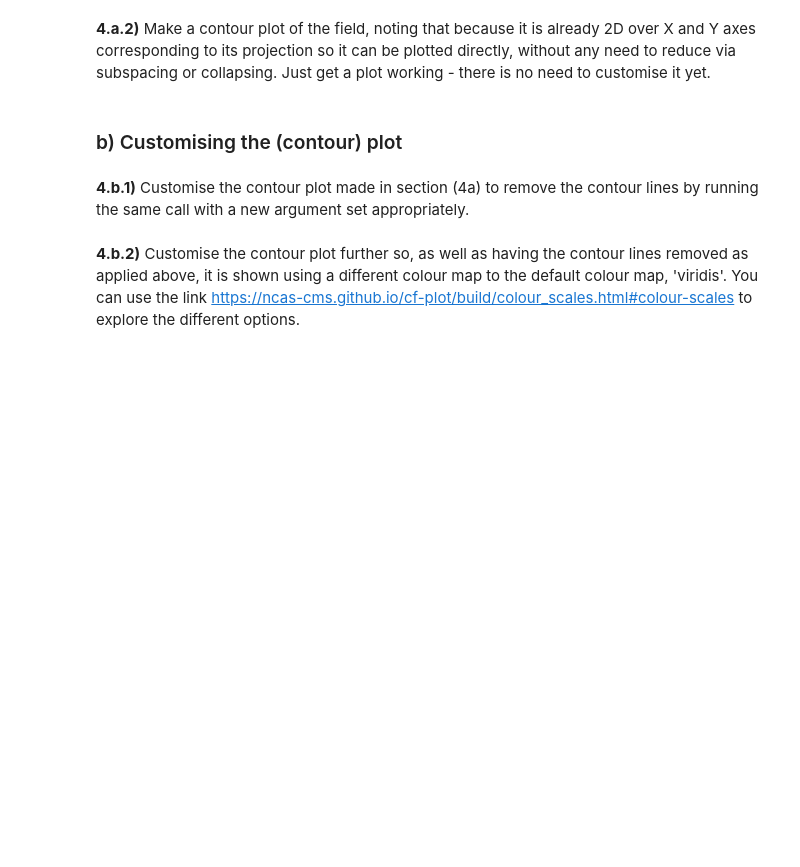
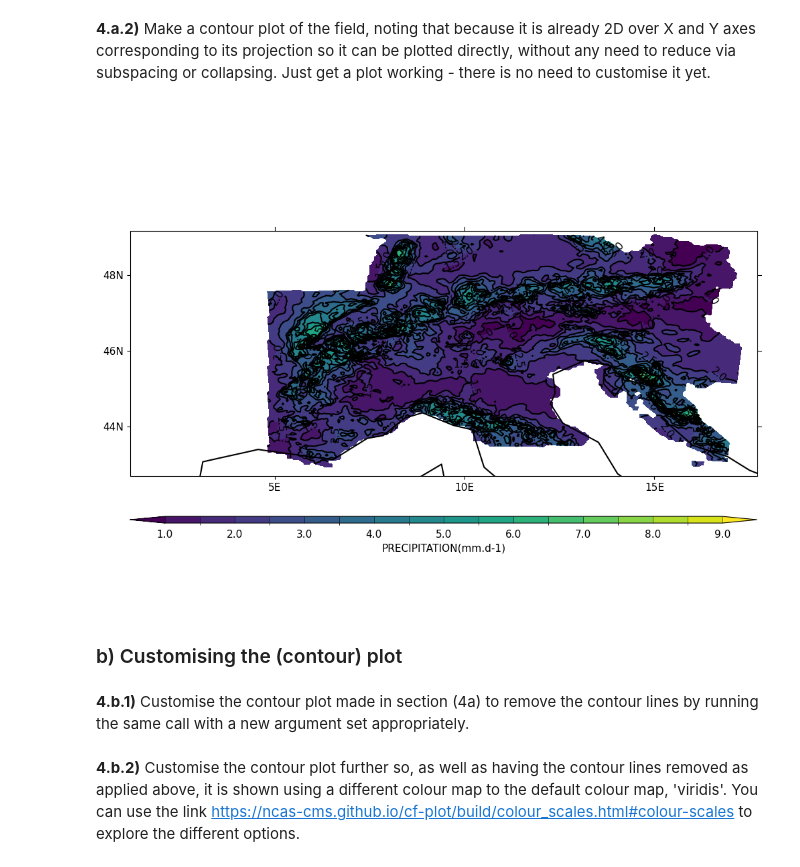
Before and after one commit to rrdeleon/my-isc-work, a Jupyter notebook: python-data/exercises/ex04_cf_python.ipynb, the cells around one changed output. Drawn from its saved outputs; the diff is of its cells as text; code cells hidden in the pictures; blank space fills up the shorter version.

```diff
--- a/python-data/exercises/ex04_cf_python.ipynb
+++ b/python-data/exercises/ex04_cf_python.ipynb
@@ -503,3 +602,6 @@ Extra: do the same operation using the 'subspace by metadata' approach and use t
 ### a) Making a contour plot
 # %% [markdown]
 **4.a.1)** Read in the file `alpine_precip_DJF_means.nc` which is in the `../data` directory and assign the first field it contains to a variable called 'field_4'. Inspect that field with medium detail level.
+# %%
+field_4 = cf.read("../data/alpine_precip_DJF_means.nc")[0]
+print(field_4)
@@ -506,5 +619,9 @@ Extra: do the same operation using the 'subspace by metadata' approach and use t
 # %% [markdown]
 **4.a.2)** Make a contour plot of the field, noting that because it is already 2D over X and Y axes corresponding to its projection so it can be plotted directly, without any need to reduce via subspacing or collapsing. Just get a plot working - there is no need to customise it yet.
+# %%
+cfp.con(field_4)
+# %% [output]
+[figure, added]
 # %% [markdown]
 ### b) Customising the (contour) plot
 # %% [markdown]
```
Also changed, not shown: parts of 10 cells of this notebook, 1 other file.
